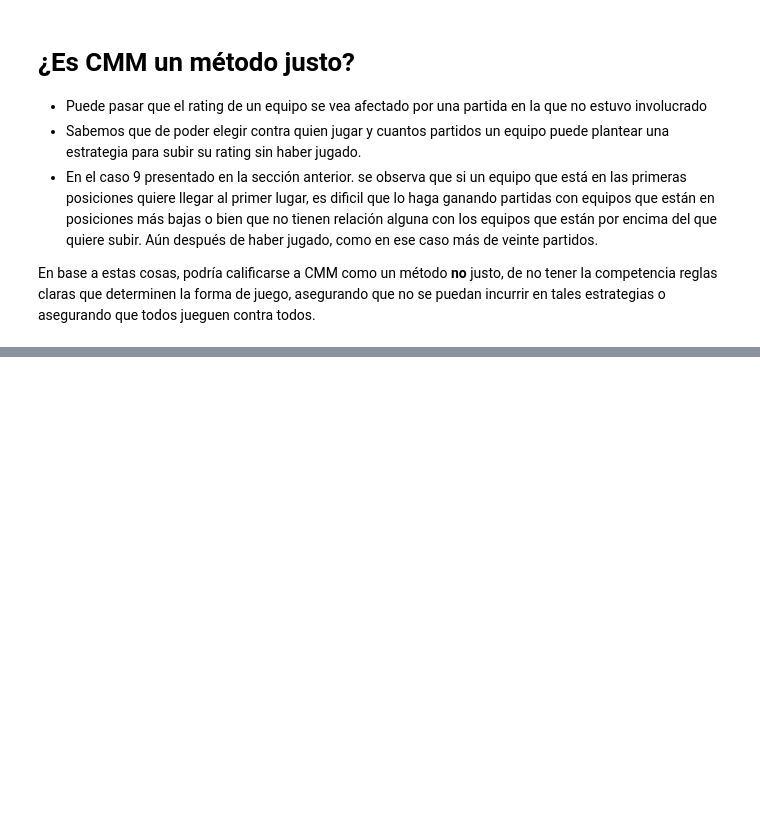
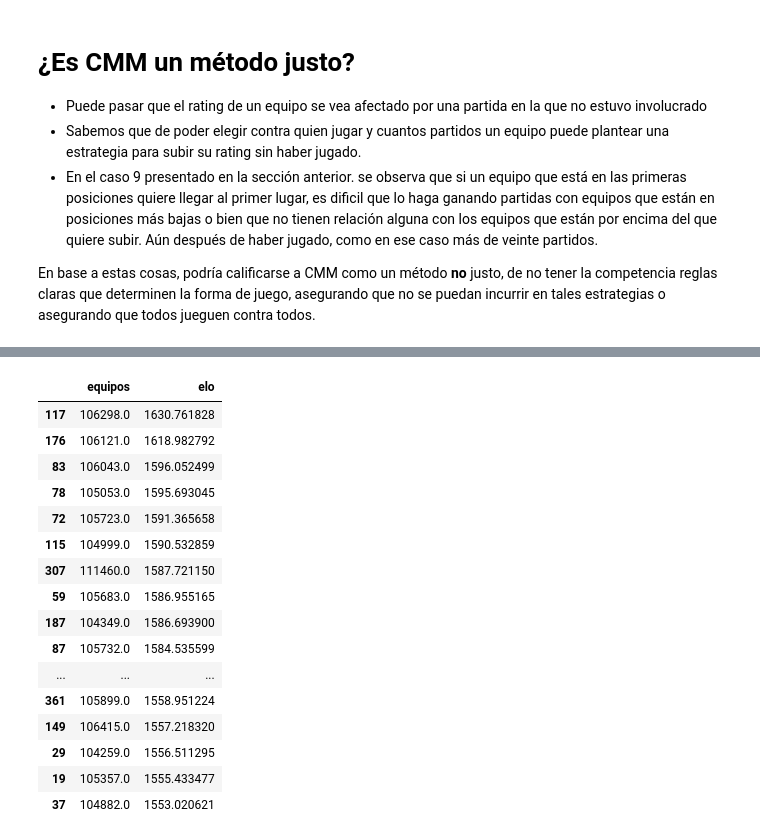
Before and after one commit to fzanollo/metodos-num, a Jupyter notebook: tp1/src/CasosCMM.ipynb, the cells around one changed output, grey strips where cells are left out. Saved outputs shown, nothing was run; the diff lists cells and outputs as text; code cells hidden in the pictures; blank space fills up the shorter version.

```diff
--- a/tp1/src/CasosCMM.ipynb
+++ b/tp1/src/CasosCMM.ipynb
@@ -154,0 +191,22 @@ En base a estas cosas, podría calificarse a CMM como un método __no__ justo, d
+# %%
+# generando dataframe para el ranking utilizando elo
+
+import pandas as pd
+import numpy as np
+
+table_names=['date', 'eq1', 'sc1', 'eq2', 'sc2']
+atp_df = pd.read_table("./../data/atp_matches_2015.dat", delimiter=' ', names=table_names)[1:]
+
+atp_teams = pd.concat([atp_df.eq1, atp_df.eq2], axis=0).unique()
+elo_rating = np.repeat(1500, len(atp_teams))
+
+elo_df = pd.DataFrame(data={'equipos': atp_teams, 'elo': elo_rating})
+
+for i, row in atp_df.iterrows():
+    elo_eq1 = elo_df[elo_df.equipos==row.eq1].elo.iloc[0]
+    elo_eq2 = elo_df[elo_df.equipos==row.eq2].elo.iloc[0]
+
+    (elo_eq1, elo_eq2) = ELORating(elo_eq2, elo_eq1, row.sc1)
+
+    elo_df.at[elo_df.equipos==row.eq1, "elo"] = elo_eq1
+    elo_df.at[elo_df.equipos==row.eq2, "elo"] = elo_eq2
@@ -154,0 +264,20 @@ En base a estas cosas, podría calificarse a CMM como un método __no__ justo, d
+# %%
+top_elo
+# %% [output]
+|  | equipos | elo |
+| 117 | 106298.0 | 1630.761828 |
+| 176 | 106121.0 | 1618.982792 |
+| 83 | 106043.0 | 1596.052499 |
+| 78 | 105053.0 | 1595.693045 |
+| 72 | 105723.0 | 1591.365658 |
+| 115 | 104999.0 | 1590.532859 |
+| 307 | 111460.0 | 1587.721150 |
+| 59 | 105683.0 | 1586.955165 |
+| 187 | 104349.0 | 1586.693900 |
+| 87 | 105732.0 | 1584.535599 |
+| ... | ... | ... |
+| 361 | 105899.0 | 1558.951224 |
+| 149 | 106415.0 | 1557.218320 |
+| 29 | 104259.0 | 1556.511295 |
+| 19 | 105357.0 | 1555.433477 |
+| 37 | 104882.0 | 1553.020621 |
```
Also changed, not shown: parts of 6 cells of this notebook, 5 other files.
